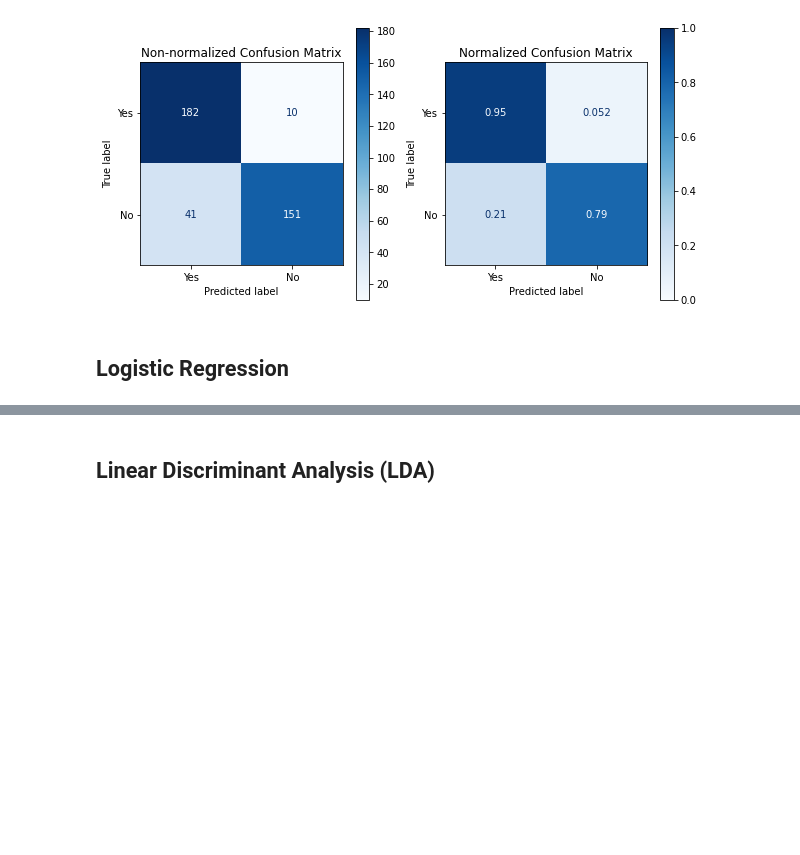
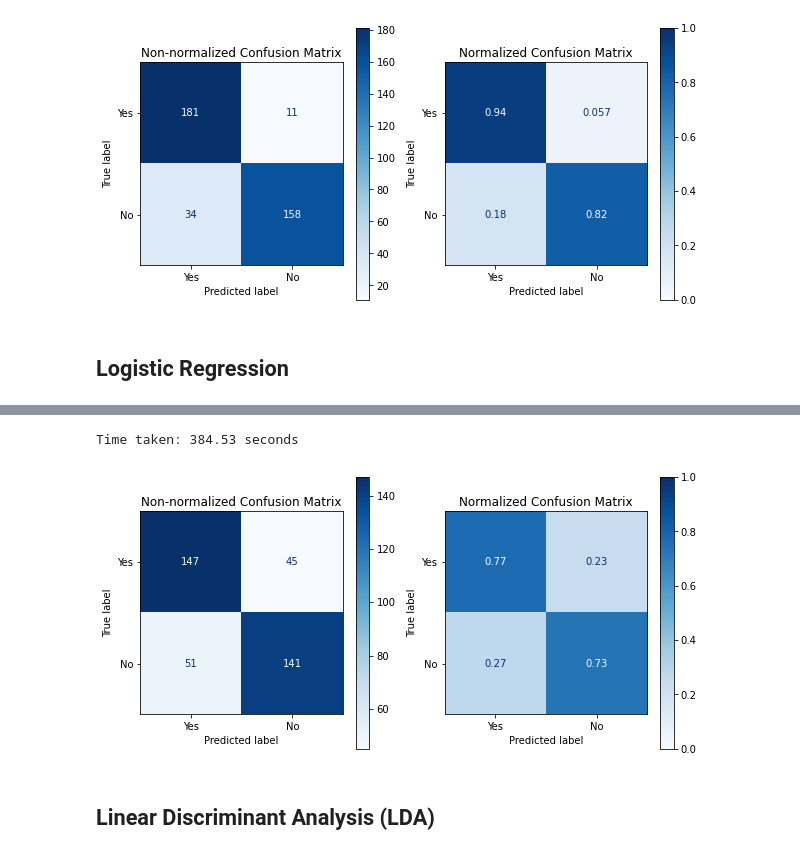
Before and after one commit to zengfung/MaskDetectionWithPython, a Jupyter notebook: Machine Learning Classification and Analysis.ipynb, the cells around one changed output, grey strips where cells are left out. Drawn from its saved outputs; the diff is of its cells as text; code cells hidden in the pictures; blank space fills up the shorter version.

Commit message:
Logistic Regression added

```diff
--- a/Machine Learning Classification and Analysis.ipynb
+++ b/Machine Learning Classification and Analysis.ipynb
@@ -409,2 +420,16 @@ Time taken: 79.92 seconds
+# %%
+from sklearn.linear_model import LogisticRegression
+
+start = time.time()
+classifier6 = LogisticRegression(solver = 'saga', penalty = 'l1', C = 0.1, max_iter = 100)
+classifier6.fit(train_x, train_y)
+plot_confmat(classifier6, test_x, test_y_true)
+end = time.time()
+time_taken = end - start
+
+print('Time taken:', round(time_taken,2), 'seconds')
+# %% [output]
+Time taken: 384.53 seconds
+[figure, added]
 # %% [markdown]
 ## Linear Discriminant Analysis (LDA)
```
Also changed, not shown: parts of 13 cells of this notebook.
